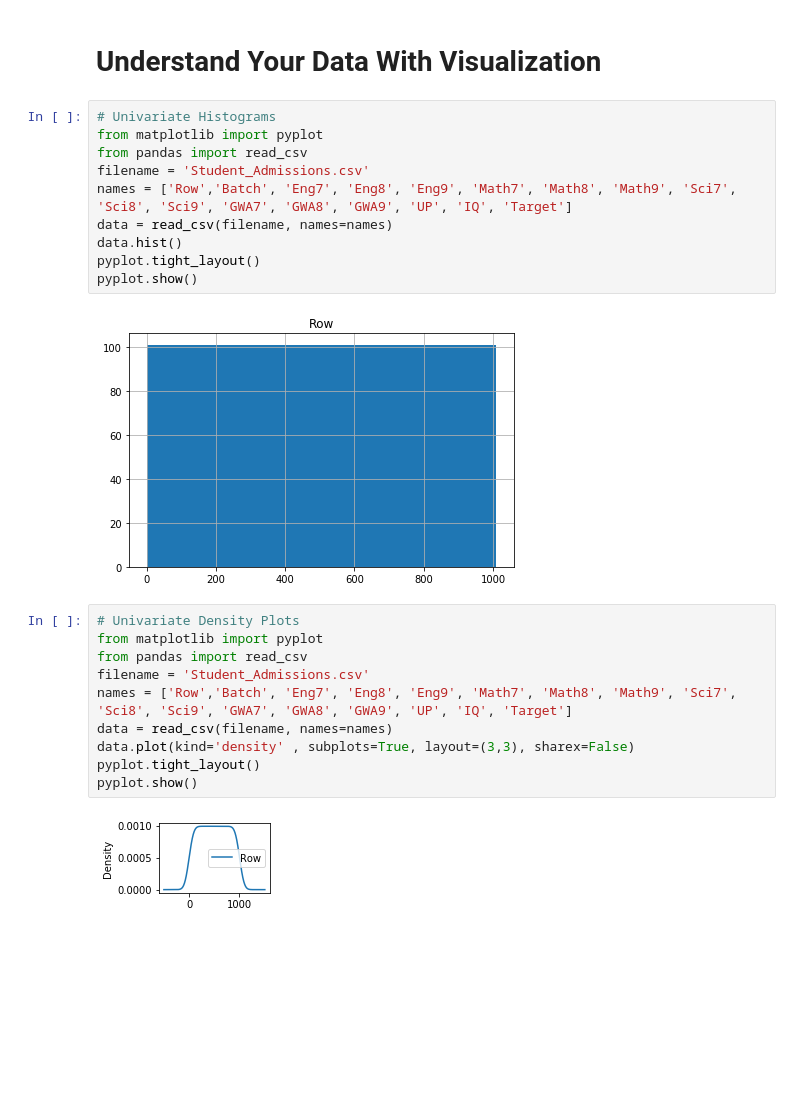
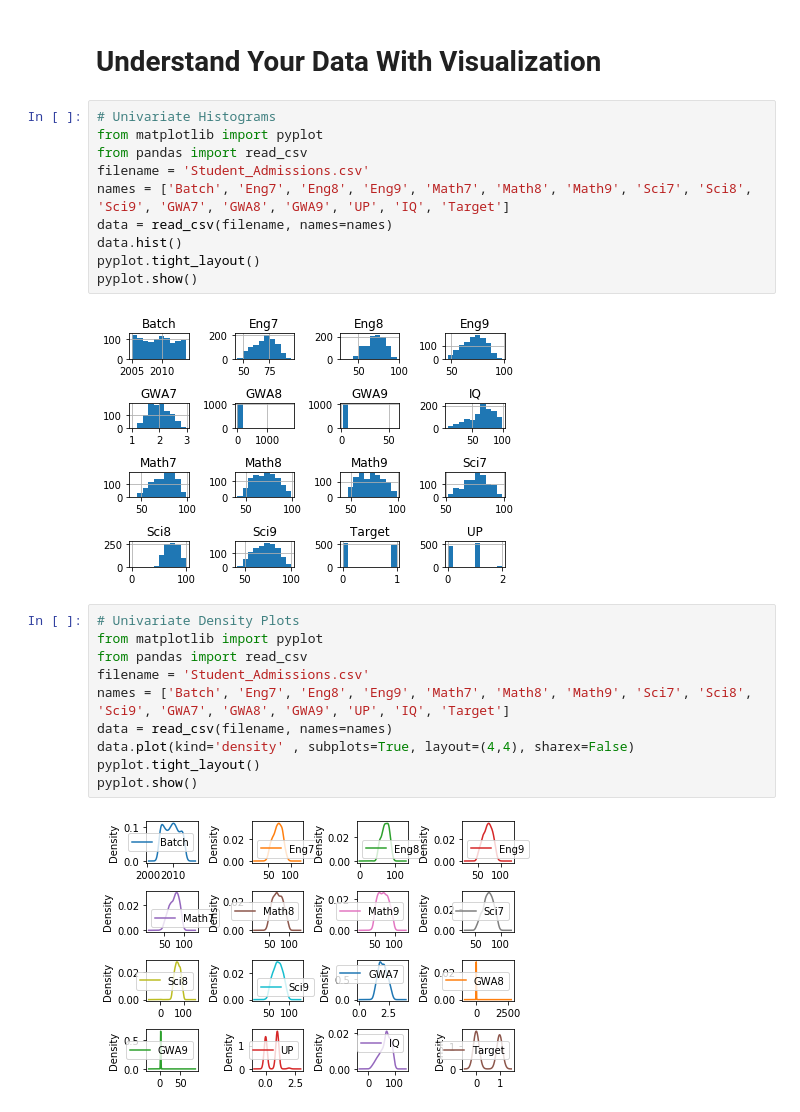
Before and after one commit to razonjj/icpep_workshop, a Jupyter notebook: PDS_Data_Understanding.ipynb, the cells around one changed output. Drawn from its saved outputs; the diff is of its cells as text; blank space fills up the shorter version.

```diff
--- a/PDS_Data_Understanding.ipynb
+++ b/PDS_Data_Understanding.ipynb
@@ -358,25 +418,25 @@ print(skew)
 from matplotlib import pyplot
 from pandas import read_csv
 filename = 'Student_Admissions.csv'
-names = ['Row','Batch', 'Eng7', 'Eng8', 'Eng9', 'Math7', 'Math8', 'Math9', 'Sci7', 'Sci8', 'Sci9', 'GWA7', 'GWA8', 'GWA9', 'UP', 'IQ', 'Target']
+names = ['Batch', 'Eng7', 'Eng8', 'Eng9', 'Math7', 'Math8', 'Math9', 'Sci7', 'Sci8', 'Sci9', 'GWA7', 'GWA8', 'GWA9', 'UP', 'IQ', 'Target']
 data = read_csv(filename, names=names)
 data.hist()
 pyplot.tight_layout()
 pyplot.show()
 # %% [output]
-[figure, old version]
+[figure, new version]
 # %%
 # Univariate Density Plots
 from matplotlib import pyplot
 from pandas import read_csv
 filename = 'Student_Admissions.csv'
-names = ['Row','Batch', 'Eng7', 'Eng8', 'Eng9', 'Math7', 'Math8', 'Math9', 'Sci7', 'Sci8', 'Sci9', 'GWA7', 'GWA8', 'GWA9', 'UP', 'IQ', 'Target']
+names = ['Batch', 'Eng7', 'Eng8', 'Eng9', 'Math7', 'Math8', 'Math9', 'Sci7', 'Sci8', 'Sci9', 'GWA7', 'GWA8', 'GWA9', 'UP', 'IQ', 'Target']
 data = read_csv(filename, names=names)
-data.plot(kind='density' , subplots=True, layout=(3,3), sharex=False)
+data.plot(kind='density' , subplots=True, layout=(4,4), sharex=False)
 pyplot.tight_layout()
 pyplot.show()
 # %% [output]
-[figure, old version]
+[figure, new version]
 # %%
 # Box and Whisker Plots
 from matplotlib import pyplot
```
Also changed, not shown: parts of 12 cells of this notebook, 3 other files.
